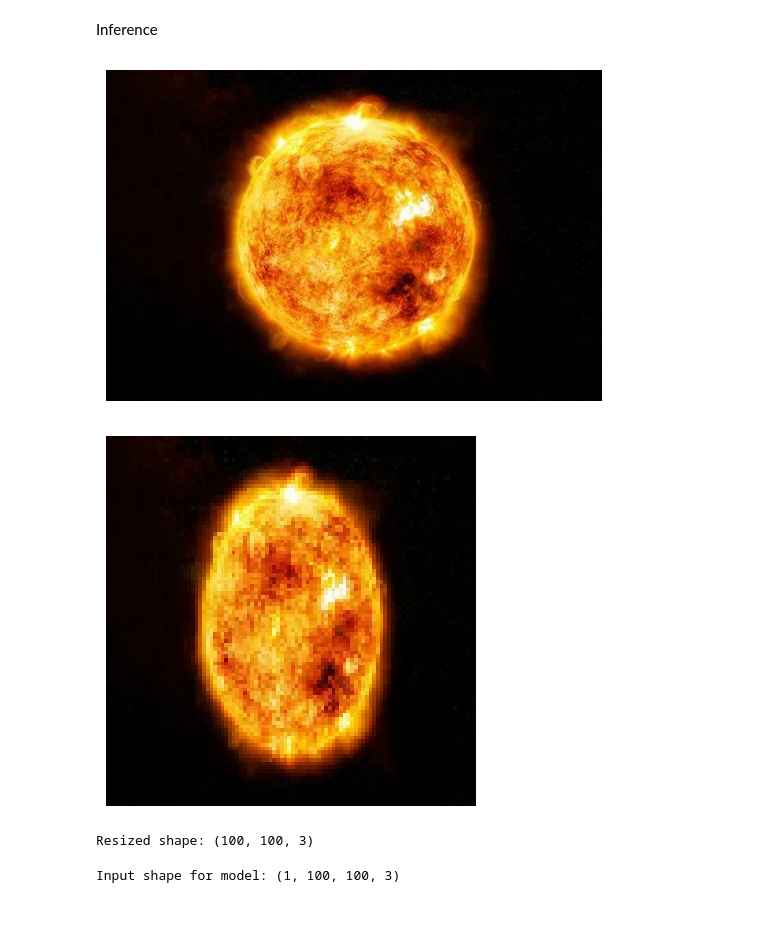
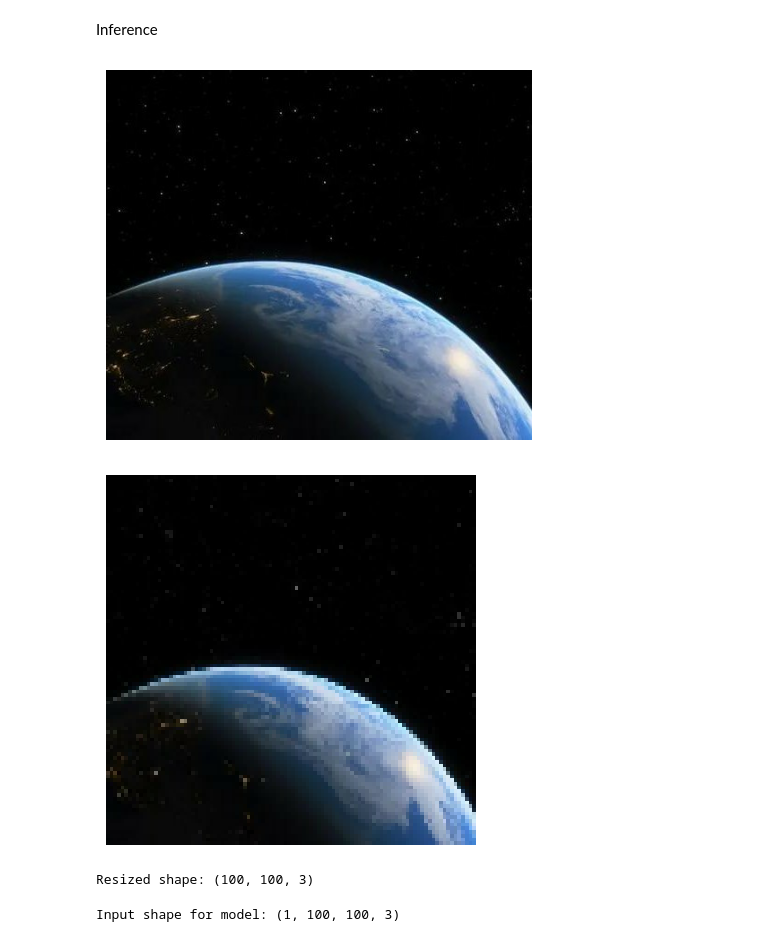
Before and after one commit to Risabstha/ImageClassification, a Jupyter notebook: src/ImageClassify.ipynb, the cells around one changed output. Cells and saved outputs as stored; diff of their text form; code cells hidden in the pictures; blank space fills up the shorter version.

```diff
--- a/src/ImageClassify.ipynb
+++ b/src/ImageClassify.ipynb
@@ -461,20 +460,20 @@ Precision: 1.0, Recall: 1.0, Accuracy: 1.0
 Inference
 # %%
 
-img_path = '../test/Earth_from_Space.jpg'           # Path to image
+# img_path = '../test/Earth_from_Space.jpg'           # Path to image
 # img_path = '../test/dog.jpg'
-# img_path = '../test/sun.jpg'
+img_path = '../test/earth4.jpg'
 # img_path = '../test/hubbleviewjupiter.jpg'
 # img_path = '../test/sunrise-in-space.jpg'
 img = tf.io.read_file(img_path)                     # Load image as bytes
 img = tf.image.decode_image(img, channels=3)        # Decode image (works for jpg, png, etc.)
 
 # Display the original image
 plt.imshow(img.numpy())
 plt.axis('off')
 plt.show()
 # %% [output]
-[figure, old version]
+[figure, new version]
 # %%
 resize = tf.image.resize(img, (100, 100))  # Resize to 100x100
 plt.imshow(resize.numpy().astype(int))
@@ -483,7 +482,7 @@ plt.show()
 
 print("Resized shape:", resize.shape)  # (100, 100, 3)
 # %% [output]
-[figure, old version]
+[figure, new version]
 Resized shape: (100, 100, 3)
 # %%
 input_tensor = tf.expand_dims(resize, 0)  # Shape: (1, 100, 100, 3)
```
Also changed, not shown: parts of 12 cells of this notebook, 3 other files.
